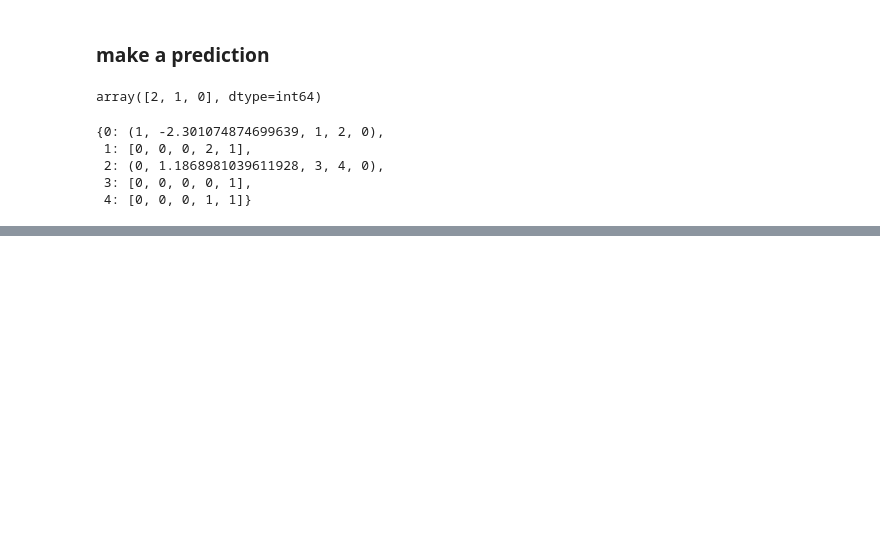
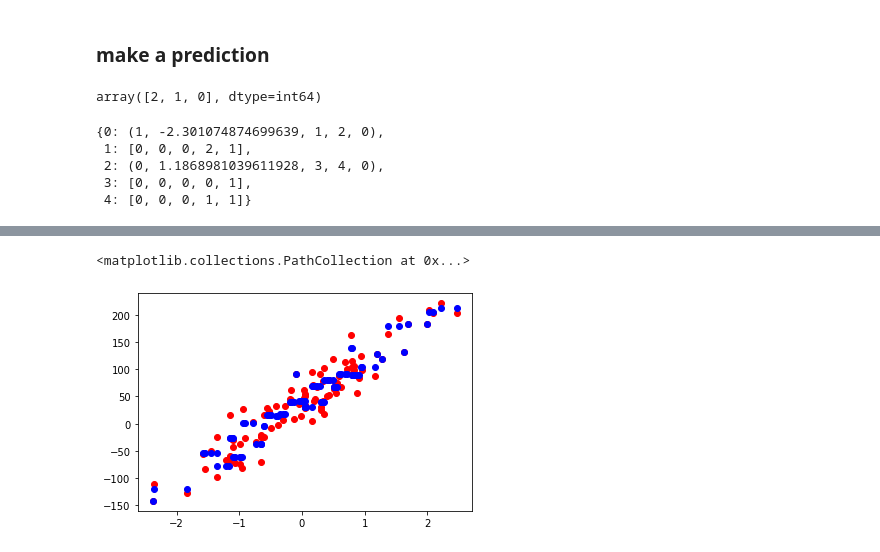
Before and after one commit to Hekkta/MLalgorithms, a Jupyter notebook: Decision tree.ipynb, the cells around one changed output, grey strips where cells are left out. Drawn from its saved outputs; the diff is of its cells as text; code cells hidden in the pictures; blank space fills up the shorter version.

```diff
--- a/Decision tree.ipynb
+++ b/Decision tree.ipynb
@@ -166,0 +320,10 @@ model.split_d
+# %%
+# max depth of 5
+model = dt(max_depth=5)
+model.fit(X, y)
+
+plt.scatter(X, y, color='red', label='Actual')
+plt.scatter(X, model.predict(X),color='blue',label='Prediction')
+# %% [output]
+<matplotlib.collections.PathCollection at 0x...>
+[figure, added]
```
Also changed, not shown: parts of 12 cells of this notebook.
